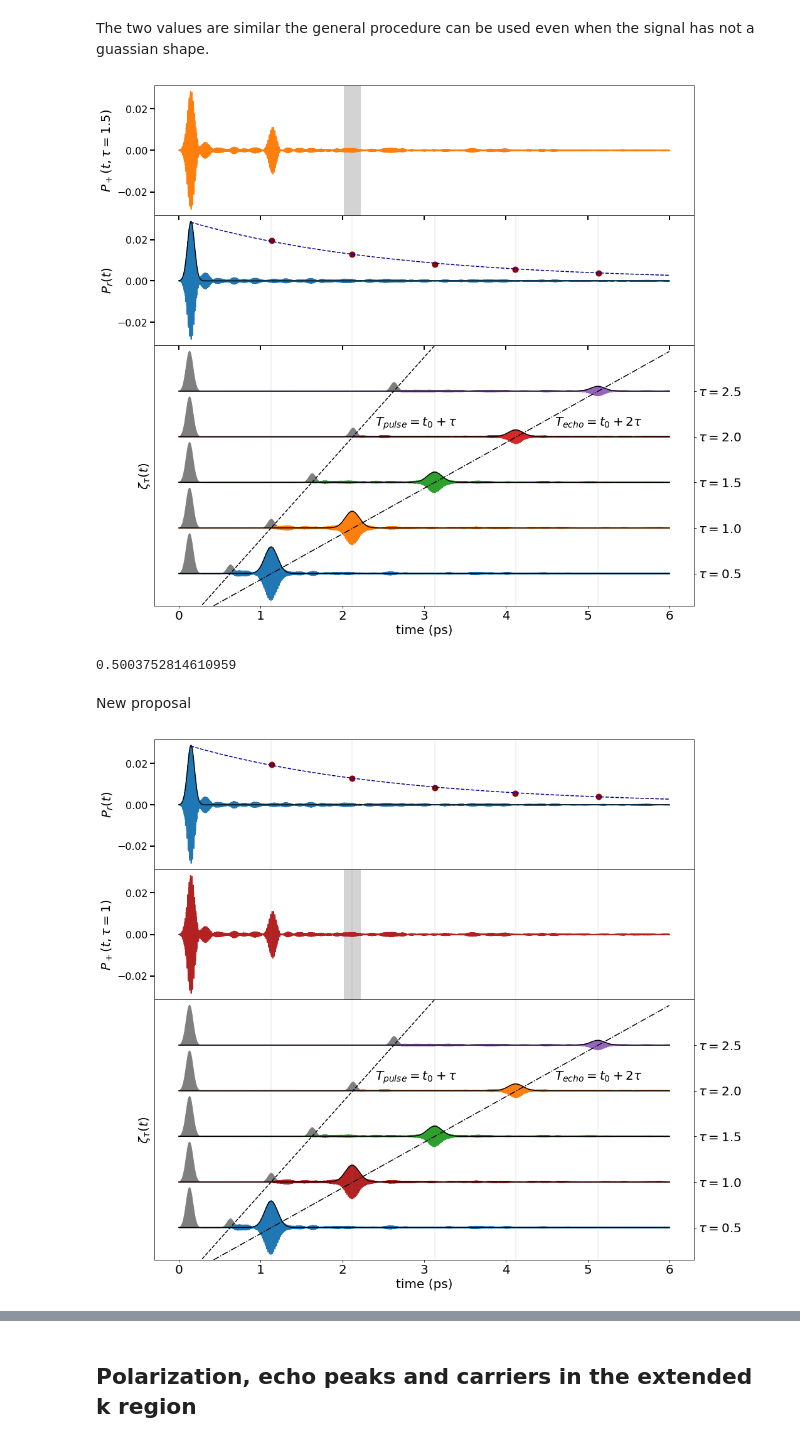
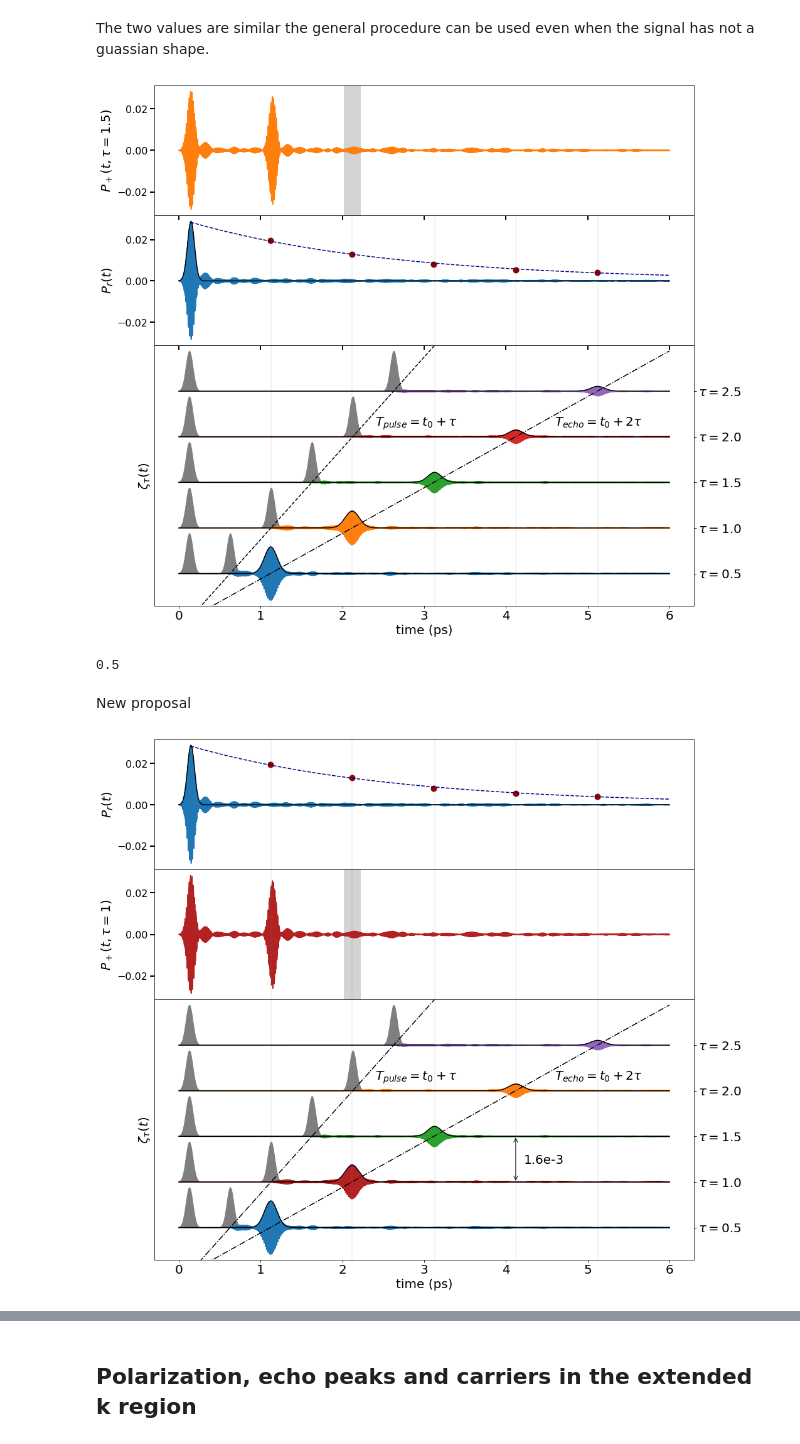
Before and after one commit to marcodalessandro76/Echo_mechanisms_decay_time_optical_orientation, a Jupyter notebook: PHOTON_ECO/ANALYSIS_Plot.ipynb, the cells around one changed output, grey strips where cells are left out. Drawn from its saved outputs; the diff is of its cells as text; code cells hidden in the pictures.

```diff
--- a/PHOTON_ECO/ANALYSIS_Plot.ipynb
+++ b/PHOTON_ECO/ANALYSIS_Plot.ipynb
@@ -20,13 +23,9 @@ We analyze the properties of the echo peaks in function of $\tau$.
 This analysis is useful to assess the efficiency of the echo signal retrieval and to compare the numerical results with
 the ones derived from the analytical perturbation theory
 # %%
-file = 'RT_Echo_k509-activated-energy_1.46-width_0.025/FixSymm/Results/echo_decay_int_1e3_2e2.yaml'
-file_pol = 'RT_Echo_k509-activated-energy_1.46-width_0.025/FixSymm/1ps-direct-decay-int_1e3_2e2/o-1ps-direct-decay-int_1e3_2e2.polarization'
-pulse_str = 'int_1e3_2e2-omega_1.46-fwhm-100'
-
-#file = 'RT_Echo_k509-activated-energy_1.46-width_0.025/FixSymm/Results/echo_decay_int_1e3_1e3.yaml'
-#file_pol = 'RT_Echo_k509-activated-energy_1.46-width_0.025/FixSymm/1ps-direct-decay-int_1e3_1e3/o-1ps-direct-decay-int_1e3_1e3.polarization'
-#pulse_str = 'int_1e3_1e3-omega_1.46-fwhm-100'
+file = 'RT_Echo_k509-activated-energy_1.46-width_0.025/FixSymm/Results/echo_int_1e3_1e3_omega_1.46-fwhm_100.yaml'
+file_pol = 'RT_Echo_k509-activated-energy_1.46-width_0.025/FixSymm/1ps-direct-int_1e3_1e3-omega_1.46-fwhm_100/o-1ps-direct-int_1e3_1e3-omega_1.46-fwhm_100.polarization'
+pulse_str = 'int_1e3_1e3-omega_1.46-fwhm-100'
 
 eta = 4e-1
 # %%
@@ -64,11 +63,8 @@ profile_max = max(profile[tau[0]])
 
 # we compute the value of the time at which there is the max of the pulse and echo signal and of the profile
 indt0 = np.argmax(px_ref)
-t0 = time[indt0] # max of the pulse
-tmax_px_ref = time[np.argmax(px_ref)] # tmax of the pulse signal
-t0 = time[np.argmax(profile[tau[0]])]
-#tmax_echo = [time[np.argmax(echo[t])] for t in tau]
-#tmax_profile = time[np.argmax(profile[tau[0]])] # max of the pulse profile
+tmax_px_ref = time[indt0] # tmax of the pulse signal
+t0 = time[argrelextrema(profile[tau[0]],np.greater,order=2)[0][0]] # tmax of the pulse field
 tmax_echo = {}
 tmax_profile = {}
 for t in tau:
@@ -83,3 +78,0 @@ for t in tau:
-# %%
-for t in tau:
-    plt.plot(time,profile[t])
@@ -283,12 +274,12 @@ plt.tight_layout(pad=-0.7)
 
 #plt.savefig(fname='Plot/echo_analysis_%s.eps'%pulse_str,format='eps',bbox_inches = "tight")
 # %% [output]
-[figure, old version]
+[figure, new version]
 # %%
 # the shape is consistent with a delay 2*tau
 a_echo/a_profile
 # %% [output]
-0.5003752814610959
+0.5
 # %% [markdown]
 New proposal
 # %%
@@ -333,32 +324,36 @@ for t in tau:
     ax1.axvline(gauss_pars[t][1],color='grey',linestyle='-',linewidth=0.2)
 #ax1.set_xticks([0,1,2,3,4,5,6])
 ax1.set_xticklabels([])
 ax1.tick_params(width=2,length=7,labelsize=16)
 ax1.set_ylabel('$P_+(t,\\tau=1)$',size=label_size)
 
 # echo panel
 colors ={'0.5ps':'tab:blue','1ps':'firebrick','1.5ps':'tab:green','2ps':'tab:orange','2.5ps':'tab:purple'}
 for t in tau:
     ax2.plot(time,ypos+echo[t]/echo_max[tau[0]],color=colors[t]) #,color='tab:orange'
     ax2.fill_between(time,ypos+1.5*profile[t]/profile_max,ypos,color='tab:grey')
     ax2.plot(time,ypos+gauss(time,*gauss_pars[t])/echo_max[tau[0]],color='black',linestyle='-')
     ax2.axvline(gauss_pars[t][1],color='grey',linestyle='-',linewidth=0.2)
     ypos+=shift
-ax2.plot(time,a_profile*time+b_profile,color='black',linestyle='--')
+arrow_x = 4.12
+arrow_y = 1.7
+ax2.annotate('', xy=(arrow_x, arrow_y), xytext=(arrow_x, arrow_y+shift), arrowprops=dict(arrowstyle='<->'),size=16)
+ax2.text(arrow_x+0.1,arrow_y+shift/2.5,'1.6e-3',size=label_size)
+ax2.plot(time,a_profile*time+b_profile,color='black',linestyle='-.')
 ax2.plot(time,a_echo*time+b_echo,color='black',linestyle='-.')
 
 ax2.text(2.4,5.5,'$T_{pulse}=t_0+\\tau$',size=label_size)
 ax2.text(4.6,5.5,'$T_{echo}=t_0+2\\tau$',size=label_size)
 ax2.set_xlabel('time (ps)',size=label_size)
 ax2.set_ylabel('$\zeta_{\\tau}(t)$',size=label_size)
 ax2.set_ylim(e_min,e_max)
 ax2.set_yticks([shift*i for i in range(len(tau_disp))])
 ax2.set_yticklabels(tau_disp,size=label_size)
 ax2.yaxis.tick_right()
 ax2.tick_params(axis='both', which='major', labelsize=label_size)
 
 plt.tight_layout(pad=-0.7)
 
 #plt.savefig(fname='Plot/echo_analysis_%s.eps'%pulse_str,format='eps',bbox_inches = "tight")
 # %% [output]
-[figure, old version]
+[figure, new version]
```
Also changed, not shown: parts of 72 cells of this notebook, 4 other files.
